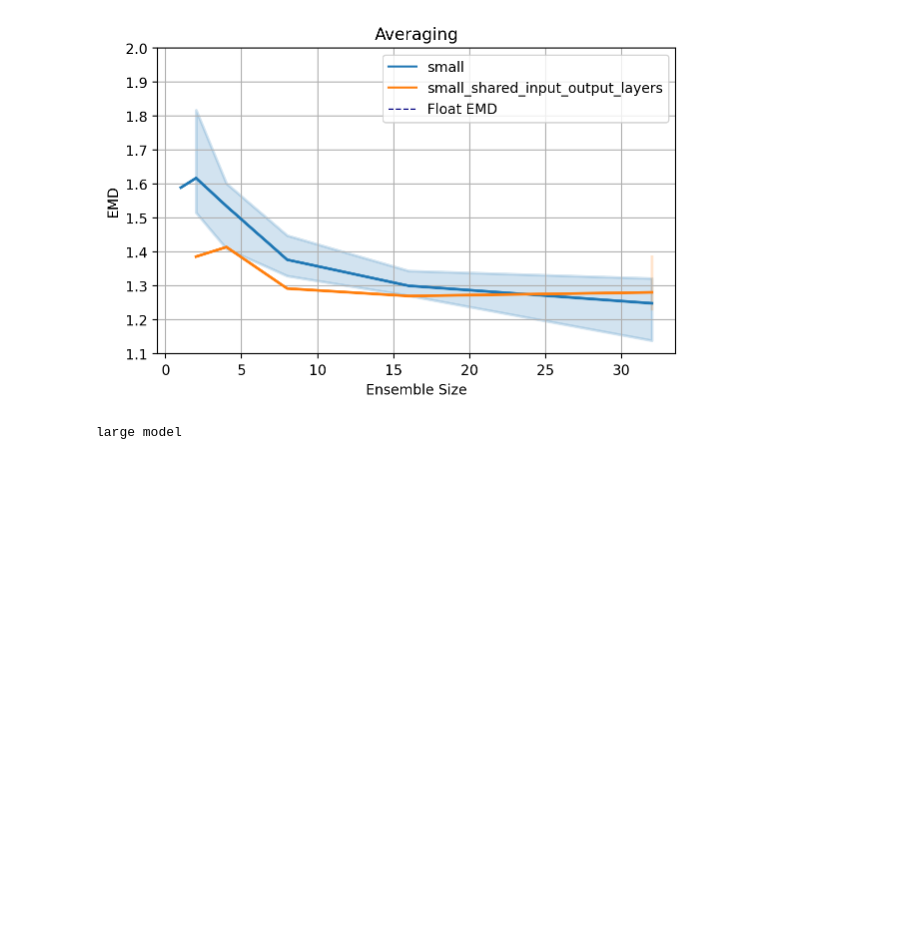
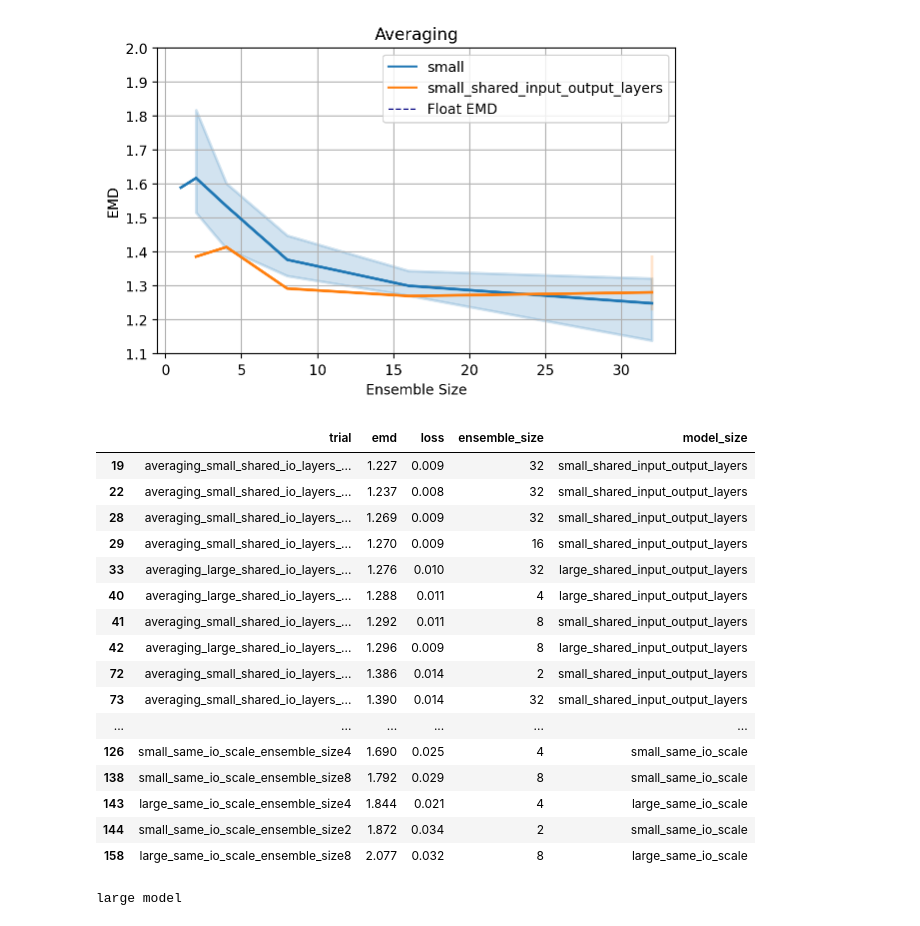
Before and after one commit to oliviaweng/logicnets, a Jupyter notebook: examples/hgcal_autoencoder/plots/analysis_ucsd.ipynb, the cells around one changed output. Cells and saved outputs as stored; diff of their text form; code cells hidden in the pictures; blank space fills up the shorter version.

```diff
--- a/examples/hgcal_autoencoder/plots/analysis_ucsd.ipynb
+++ b/examples/hgcal_autoencoder/plots/analysis_ucsd.ipynb
@@ -786,6 +844,27 @@ plot_two_ensembles(df, "small", "small_shared_input_output_layers")
 | 109 | averaging_small_ensemble_size4_seed2 | 1.601 | 0.016 | 4 | small |
 | 132 | averaging_small_ensemble_size2_seed2 | 1.817 | 0.026 | 2 | small |
 [figure]
+# %%
+same_io_scale_df = df.loc[df["model_size"].str.contains("same_io_scale|large_shared_input_output_layers|small_shared_input_output_layers")]
+same_io_scale_df
+# %% [output]
+|  | trial | emd | loss | ensemble_size | model_size |
+| 19 | averaging_small_shared_io_layers_... | 1.227 | 0.009 | 32 | small_shared_input_output_layers |
+| 22 | averaging_small_shared_io_layers_... | 1.237 | 0.008 | 32 | small_shared_input_output_layers |
+| 28 | averaging_small_shared_io_layers_... | 1.269 | 0.009 | 32 | small_shared_input_output_layers |
+| 29 | averaging_small_shared_io_layers_... | 1.270 | 0.009 | 16 | small_shared_input_output_layers |
+| 33 | averaging_large_shared_io_layers_... | 1.276 | 0.010 | 32 | large_shared_input_output_layers |
+| 40 | averaging_large_shared_io_layers_... | 1.288 | 0.011 | 4 | large_shared_input_output_layers |
+| 41 | averaging_small_shared_io_layers_... | 1.292 | 0.011 | 8 | small_shared_input_output_layers |
+| 42 | averaging_large_shared_io_layers_... | 1.296 | 0.009 | 8 | large_shared_input_output_layers |
+| 72 | averaging_small_shared_io_layers_... | 1.386 | 0.014 | 2 | small_shared_input_output_layers |
+| 73 | averaging_small_shared_io_layers_... | 1.390 | 0.014 | 32 | small_shared_input_output_layers |
+| ... | ... | ... | ... | ... | ... |
+| 126 | small_same_io_scale_ensemble_size4 | 1.690 | 0.025 | 4 | small_same_io_scale |
+| 138 | small_same_io_scale_ensemble_size8 | 1.792 | 0.029 | 8 | small_same_io_scale |
+| 143 | large_same_io_scale_ensemble_size4 | 1.844 | 0.021 | 4 | large_same_io_scale |
+| 144 | small_same_io_scale_ensemble_size2 | 1.872 | 0.034 | 2 | small_same_io_scale |
+| 158 | large_same_io_scale_ensemble_size8 | 2.077 | 0.032 | 8 | large_same_io_scale |
 # %%
 def group_df_by_model_size(df, single_model_emd, model_size="small"):
     avg_df = df[df["model_size"] == model_size]
```
Also changed, not shown: parts of 4 cells of this notebook, 49 other files.
